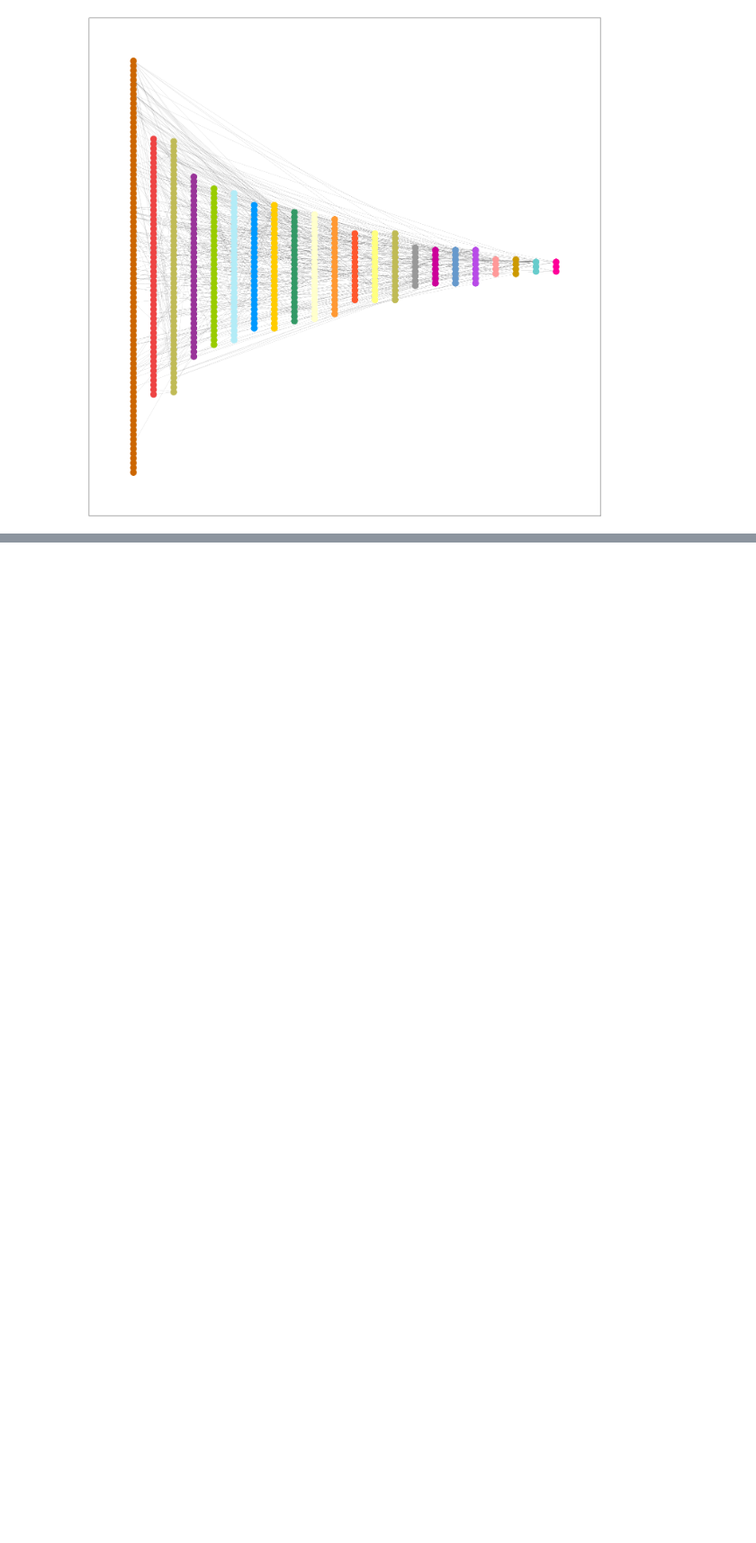
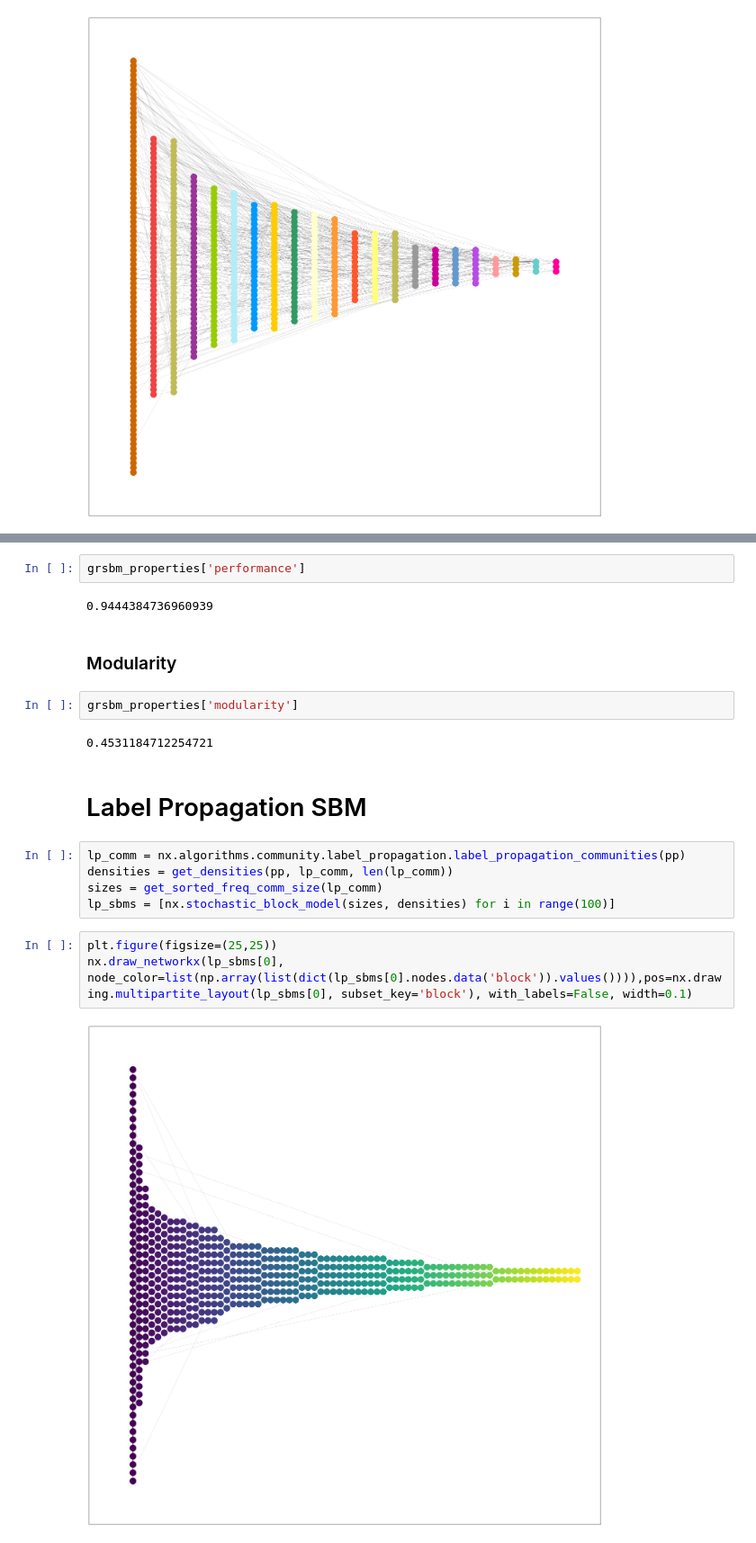
Before and after one commit to acd17sk/Human-Disease-Network-NetSci, a Jupyter notebook: demo_notebook.ipynb, the cells around one changed output, grey strips where cells are left out. Shown at 90% size. Drawn from its saved outputs; the diff is of its cells as text; blank space fills up the shorter version.

```diff
--- a/demo_notebook.ipynb
+++ b/demo_notebook.ipynb
@@ -244,0 +335,22 @@ nx.draw_networkx(rnd, node_color=list(np.array(list(dict(rnd.nodes.data('block')
+# %%
+grsbm_properties['performance']
+# %% [output]
+0.9444384736960939
+# %% [markdown]
+### Modularity
+# %%
+grsbm_properties['modularity']
+# %% [output]
+0.4531184712254721
+# %% [markdown]
+# Label Propagation SBM
+# %%
+lp_comm = nx.algorithms.community.label_propagation.label_propagation_communities(pp)
+densities = get_densities(pp, lp_comm, len(lp_comm))
+sizes = get_sorted_freq_comm_size(lp_comm)
+lp_sbms = [nx.stochastic_block_model(sizes, densities) for i in range(100)]
+# %%
+plt.figure(figsize=(25,25))
+nx.draw_networkx(lp_sbms[0], node_color=list(np.array(list(dict(lp_sbms[0].nodes.data('block')).values()))),pos=nx.drawing.multipartite_layout(lp_sbms[0], subset_key='block'), with_labels=False, width=0.1)
+# %% [output]
+[figure, added]
```
Also changed, not shown: parts of 110 cells of this notebook, 1 other file.
